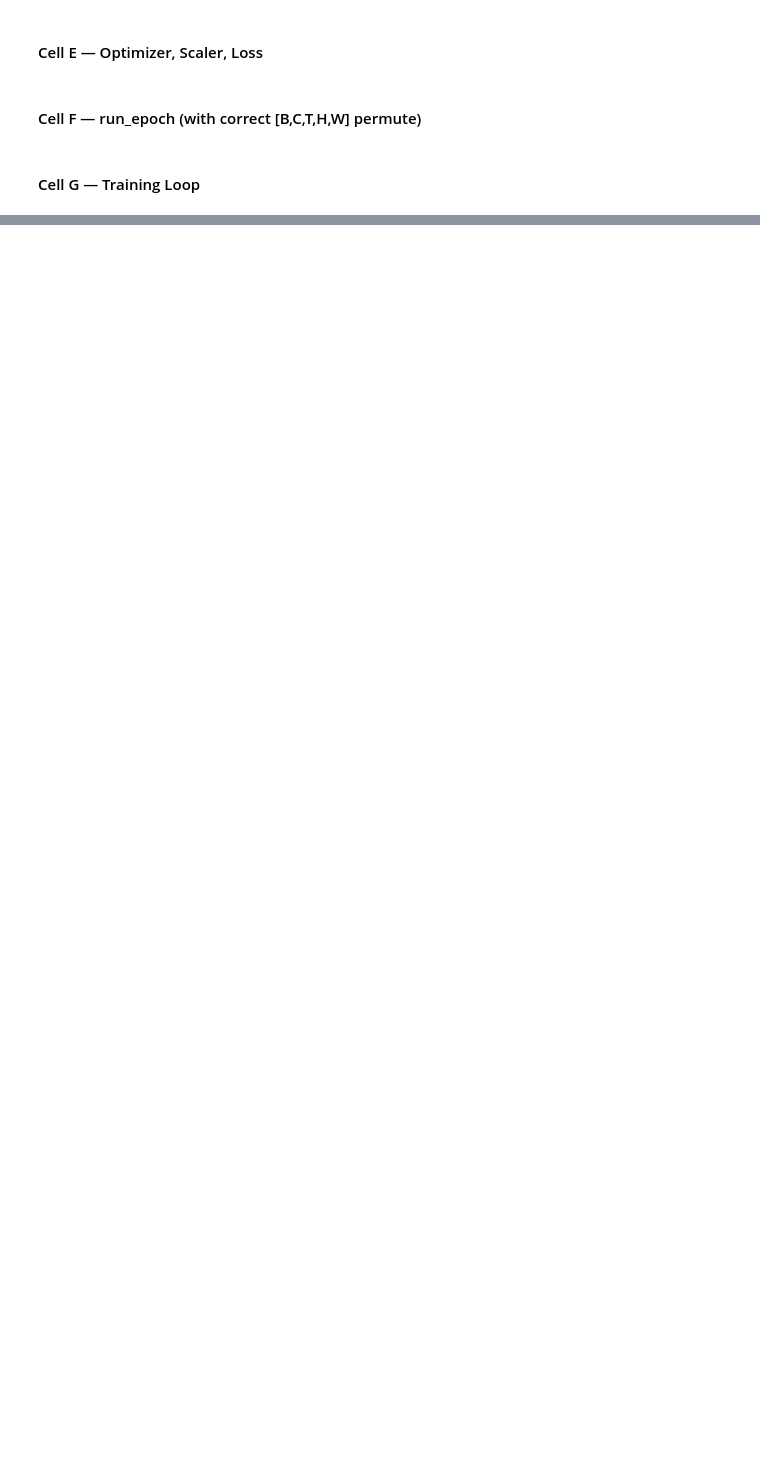
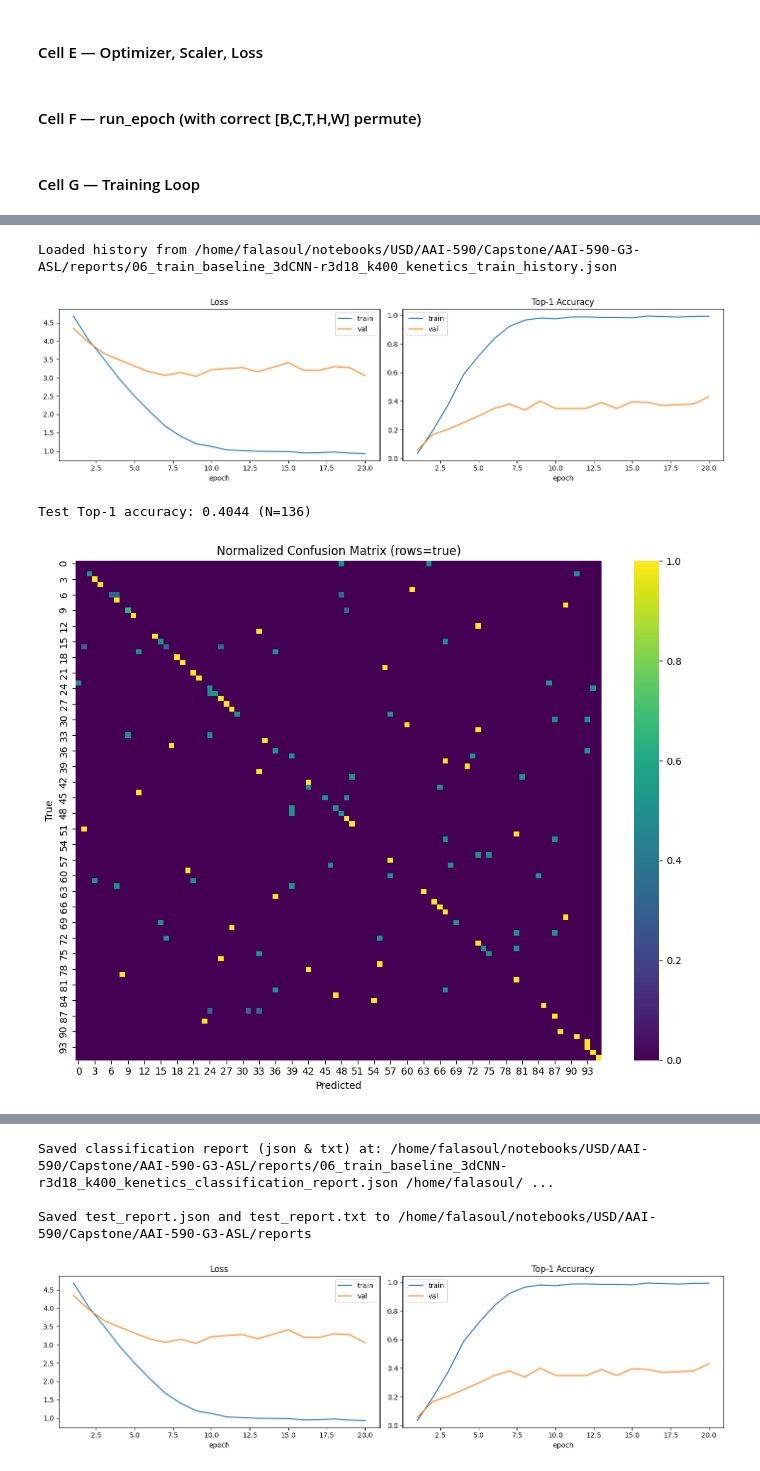
Before and after one commit to falasouliusd/AAI-590-G3-ASL, a Jupyter notebook: notebooks/06_train_baseline_3dCNN-r3d18_k400_kenetics.ipynb, the cells around one changed output, grey strips where cells are left out. Saved outputs shown, nothing was run; the diff lists cells and outputs as text; code cells hidden in the pictures; blank space fills up the shorter version.

Commit message:
reports+full dataset run kenetics tuned

```diff
--- a/notebooks/06_train_baseline_3dCNN-r3d18_k400_kenetics.ipynb
+++ b/notebooks/06_train_baseline_3dCNN-r3d18_k400_kenetics.ipynb
@@ -378,10 +380,16 @@ Epoch 20/20 | train loss 0.9372 acc 0.993 | val loss 3.1854 acc 0.380
 # %%
+# === Load best checkpoint (uses notebook-prefixed filename when available) ===
 ckpt_dir = root / "checkpoints"
-best_path = ckpt_dir / "best_cnn_Kinetics-400s.pt"
+# Use nb_prefix computed earlier if available, otherwise fallback to sanitized notebook stem
+nb_prefix = globals().get('nb_prefix', Path("06_train_baseline_3dCNN-r3d18_k400_kenetics.ipynb").stem.replace(' ', '_'))
+best_path = ckpt_dir / f"{nb_prefix}_best_cnn_Kinetics-400s.pt"
 
-model.load_state_dict(torch.load(best_path, map_location=device))
-model.to(device)
+if not best_path.exists():
+    print(f"Best model not found at {best_path}. Please run training or verify checkpoint name.")
+else:
+    model.load_state_dict(torch.load(str(best_path), map_location=device))
+    model.to(device)
 
-test_loss, test_acc = run_epoch(test_loader, train=False)
-print(f"TEST — loss {test_loss:.4f} | acc {test_acc:.3f}")
+    test_loss, test_acc = run_epoch(test_loader, train=False)
+    print(f"TEST — loss {test_loss:.4f} | acc {test_acc:.3f}")
 # %% [output]
@@ -419,6 +426,7 @@ if history_file.exists():
         print('Loaded history from', history_file)
 
 # plot curves if available
+curves_path = None
 if history is not None:
     epochs_ran = len(history.get('train_loss', []))
     fig, axs = plt.subplots(1, 2, figsize=(14, 4))
@@ -458,6 +466,7 @@ else:
         for x, y, pth in tqdm(test_loader, desc='Evaluating test set'):
             x = x.to(device, non_blocking=True)
             y = y.to(device, non_blocking=True)
+            # permute to [B,C,T,H,W] because this notebook uses torchvision r3d_18 (expects [B,C,T,H,W])
             x = x.permute(0, 2, 1, 3, 4).contiguous()
 
             with torch.amp.autocast(device_type=device.type, enabled=amp_on):
@@ -524,14 +533,32 @@ else:
     per_class_csv = report_dir / f"{nb_prefix}_per_class_accuracy.csv"
     class_acc_df.to_csv(str(per_class_csv), index=False)
 
-    # classification report for present labels only
-    report_text = classification_report(y_true, y_pred, labels=labels_list, target_names=names_list, zero_division=0)
-    print('\nClassification report:\n')
-    print(report_text)
+    # classification report for present labels only (both text and JSON)
+    clf_report_dict = classification_report(y_true, y_pred, labels=labels_list, target_names=names_list, zero_division=0, output_dict=True)
+    clf_report_txt = classification_report(y_true, y_pred, labels=labels_list, target_names=names_list, zero_division=0)
 
-    # assemble report
+    # save classification report as JSON and TXT
+    clf_json_path = report_dir / f"{nb_prefix}_classification_report.json"
+    with open(str(clf_json_path), 'w') as f:
+        json.dump(clf_report_dict, f, indent=2)
+
+    clf_txt_path = report_dir / f"{nb_prefix}_classification_report.txt"
+    with open(str(clf_txt_path), 'w') as f:
+        f.write(clf_report_txt)
+
+    print('\nSaved classification report (json & txt) at:', clf_json_path, clf_txt_path)
+
+    # predictions CSV
+    preds_df = pd.DataFrame({'path': paths, 'y_true': y_true.tolist(), 'y_pred': y_pred.tolist()})
+    preds_df['y_true_name'] = preds_df['y_true'].map(lambda x: label_to_name.get(int(x), str(int(x))) if label_to_name is not None else str(int(x)))
+    preds_df['y_pred_name'] = preds_df['y_pred'].map(lambda x: label_to_name.get(int(x), str(int(x))) if label_to_name is not None else str(int(x)))
+    preds_csv = report_dir / f"{nb_prefix}_predictions.csv"
+    preds_df.to_csv(str(preds_csv), index=False)
+
+    # assemble summary report for downstream writing (ChatGPT-ready)
     report = {
         'created_at': time.strftime('%Y-%m-%d %H:%M:%S', time.localtime()),
+        'notebook': nb_prefix,
         'model': repr(model.__class__.__name__),
         'best_model_path': str(best_model_path),
         'num_parameters': int(sum(p.numel() for p in model.parameters())),
@@ -543,10 +570,17 @@ else:
             'num_classes_present': int(len(labels_list)),
             'num_classes_total_in_manifest': int(df['label_new'].nunique()) if 'df' in globals() else None
         },
+        'evaluation': {
+            'test_top1': float(test_acc),
+            'n_samples': int(len(y_true)),
+            'per_class_csv': str(per_class_csv),
+            'confusion_matrix_png': str(cm_path),
+            'classification_report_json': str(clf_json_path),
+            'predictions_csv': str(preds_csv)
+        },
         'training': {
             'epochs_ran': int(len(history.get('train_loss', []))) if history is not None else None,
             'best_val_acc': float(best_val_acc) if 'best_val_acc' in globals() else None,
-            'final_test_acc': float(test_acc),
             'hyperparameters': {
                 'epochs': int(epochs) if 'epochs' in globals() else None,
                 'lr': float(lr) if 'lr' in globals() else None,
@@ -556,37 +590,37 @@ else:
                 'clip_len': int(clip_len) if 'clip_len' in globals() else None,
                 'stride': int(stride) if 'stride' in globals() else None
             }
-        },
-        'notes': {
-            'history_path': str(history_file) if history_file.exists() else None,
-            'per_class_csv': str(per_class_csv),
-            'confusion_matrix_png': str(cm_path),
-            'curves_png': str(curves_path) if 'curves_path' in locals() else None
         }
     }
 
     # save report
     test_report_json = report_dir / f"{nb_prefix}_test_report.json"
     with open(str(test_report_json), 'w') as f:
         json.dump(report, f, indent=2)
 
     test_report_txt = report_dir / f"{nb_prefix}_test_report.txt"
     with open(str(test_report_txt), 'w') as f:
         f.write('Test report generated on: ' + report['created_at'] + '\n\n')
+        f.write('Notebook: ' + report['notebook'] + '\n')
         f.write('Model: ' + report['model'] + '\n')
         f.write(f"Best model path: {report['best_model_path']}\n")
         f.write(f"Num parameters: {report['num_parameters']} (trainable: {report['num_trainable_parameters']})\n")
         f.write('\nDataset splits:\n')
         f.write(f"  train={report['dataset']['n_train']}, val={report['dataset']['n_val']}, test={report['dataset']['n_test']}\n")
         f.write(f"Num classes (present in test): {report['dataset']['num_classes_present']}\n")
         f.write(f"Num classes (total in manifest): {report['dataset']['num_classes_total_in_manifest']}\n\n")
         f.write('Training summary:\n')
-        f.write(f"  epochs ran: {report['training']['epochs_ran']}, best val acc: {report['training']['best_val_acc']}, final test acc: {report['training']['final_test_acc']}\n")
+        f.write(f"  epochs ran: {report['training']['epochs_ran']}, best val acc: {report['training']['best_val_acc']}, final test acc: {report['evaluation']['test_top1']}\n")
         f.write('Hyperparameters:\n')
         for k, v in report['training']['hyperparameters'].items():
             f.write(f"  {k}: {v}\n")
         f.write('\nTop 20 per-class accuracy:\n')
         for _, row in class_acc_df.head(20).iterrows():
             f.write(f"  {int(row['label'])}\t{row['gloss']}\tacc={row['accuracy']:.3f}\tsupport={int(row['support'])}\n")
 
     print('\nSaved test_report.json and test_report.txt to', report_dir)
+# %% [output]
+Loaded history from /home/falasoul/notebooks/USD/AAI-590/Capstone/AAI-590-G3-ASL/reports/06_train_baseline_3dCNN-r3d18_k400_kenetics_train_history.json
+[figure, added]
+Test Top-1 accuracy: 0.4044 (N=136)
+[figure, added]
@@ -592,0 +644,4 @@ else:
+Saved classification report (json & txt) at: /home/falasoul/notebooks/USD/AAI-590/Capstone/AAI-590-G3-ASL/reports/06_train_baseline_3dCNN-r3d18_k400_kenetics_classification_report.json /home/falasoul/ ...
+
+Saved test_report.json and test_report.txt to /home/falasoul/notebooks/USD/AAI-590/Capstone/AAI-590-G3-ASL/reports
+[figure, added]
```
Also changed, not shown: parts of 5 cells of this notebook, 27 other files.
